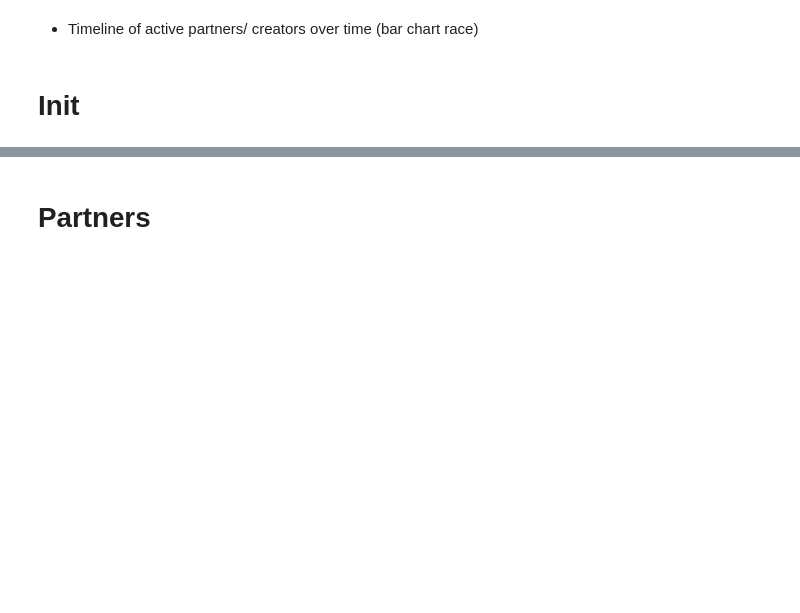
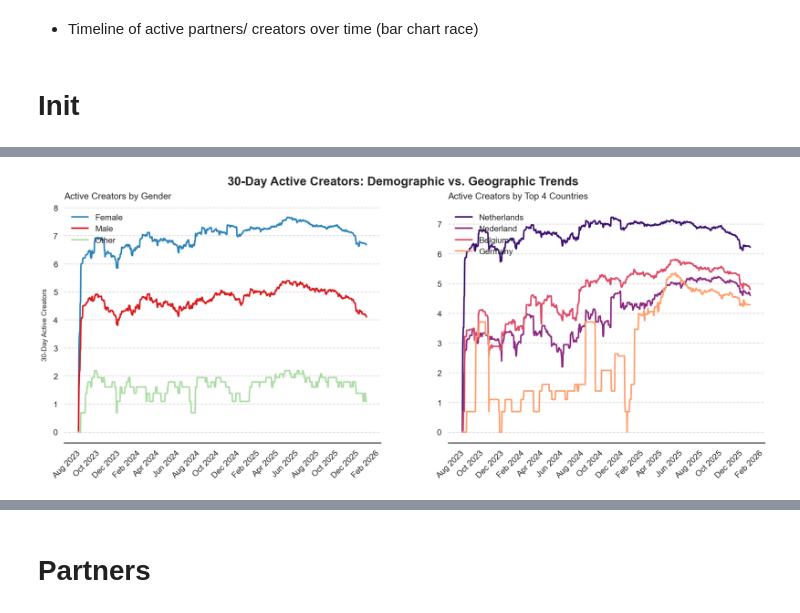
Before and after one commit to wouterbarter/AI_thesis_public, a Jupyter notebook: notebooks/barter_analysis_interesting_metrics.ipynb, the cells around one changed output, grey strips where cells are left out. Cells and saved outputs as stored; diff of their text form; code cells hidden in the pictures; blank space fills up the shorter version.

```diff
--- a/notebooks/barter_analysis_interesting_metrics.ipynb
+++ b/notebooks/barter_analysis_interesting_metrics.ipynb
@@ -18,0 +21,3 @@ from src.utils import interactive_dataframe_selector
+# %%
+from src import paths
+df_apps = pd.read_parquet(paths.RAW_DATA_DIR / 'BARTER_DEAL_APPLICATIONS.parquet')
@@ -18,0 +212,82 @@ from src.utils import interactive_dataframe_selector
+# %%
+df_master_long['log_active_last_month'] = np.log1p(df_master_long.active_last_month)
+df_master_long['log_active_last_week'] = np.log1p(df_master_long.active_last_week)
+# %%
+import pandas as pd
+import matplotlib.pyplot as plt
+import seaborn as sns
+import matplotlib.dates as mdates
+
+# 1. Setup the visual theme (Clean, high data-ink ratio)
+sns.set_theme(style="white", context="talk")
+fig = plt.figure(figsize=(20, 8), layout="constrained")
+
+fig.suptitle('30-Day Active Creators: Demographic vs. Geographic Trends',
+             fontsize=24, fontweight='bold', y=1.05)
+
+# Create a 1x2 grid for our two charts
+grid = fig.add_gridspec(1, 2, wspace=0.15)
+
+# ==========================================
+# CHART 1: GENDER DISTRIBUTION (Left Panel)
+# ==========================================
+ax1 = fig.add_subplot(grid[0, 0])
+
+# Filter our long dataframe for just gender
+df_gender = df_master_long[df_master_long['category'] == 'gender_creator'].copy()
+
+sns.lineplot(
+    data=df_gender, x='date', y='log_active_last_month', hue='value',
+    linewidth=3, palette=['#2b83ba', '#d7191c', '#abdda4'], ax=ax1
+)
+
+ax1.set_title('Active Creators by Gender', fontsize=18, pad=15, loc='left')
+ax1.set_ylabel('30-Day Active Creators', fontsize=14, labelpad=10)
+ax1.set_xlabel('') # Hide x-label for cleaner look
+
+# ==========================================
+# CHART 2: TOP 4 COUNTRIES (Right Panel)
+# ==========================================
+ax2 = fig.add_subplot(grid[0, 1])
+
+# Filter for country, and find the top 4 based on the most recent date
+df_country = df_master_long[df_master_long['category'] == 'country'].copy()
+latest_date = df_country['date'].max()
+top_countries = df_country[df_country['date'] == latest_date].nlargest(4, 'log_active_last_month')['value']
+
+# Keep only those top 4 countries
+df_country_top = df_country[df_country['value'].isin(top_countries)]
+
+sns.lineplot(
+    data=df_country_top, x='date', y='log_active_last_month', hue='value',
+    linewidth=3, palette='magma', ax=ax2
+)
+
+ax2.set_title('Active Creators by Top 4 Countries', fontsize=18, pad=15, loc='left')
+ax2.set_ylabel('') # Share visual space, drop the redundant y-axis label
+ax2.set_xlabel('')
+
+# ==========================================
+# GLOBAL FORMATTING (The "Pro" Polish)
+# ==========================================
+for ax in [ax1, ax2]:
+    # Beautiful Date Formatting
+    ax.xaxis.set_major_locator(mdates.MonthLocator(interval=2))
+    ax.xaxis.set_major_formatter(mdates.DateFormatter('%b %Y'))
+    ax.tick_params(axis='x', rotation=45)
+
+    # Thousands separators for y-axis
+    ax.yaxis.set_major_formatter(plt.FuncFormatter(lambda x, p: format(int(x), ',')))
+
+    # Remove clunky borders (despine)
+    sns.despine(ax=ax, left=True)
+    ax.grid(axis='y', linestyle='--', alpha=0.7)
+
+    # Clean up legends
+    ax.legend(title='', frameon=False, loc='upper left', bbox_to_anchor=(0, 1))
+
+# plt.tight_layout()
+# plt.savefig('executive_creator_dashboard.png', dpi=300, bbox_inches='tight')
+plt.show()
+# %% [output]
+[figure, added]
```
Also changed, not shown: parts of 17 cells of this notebook, 7 other files.
